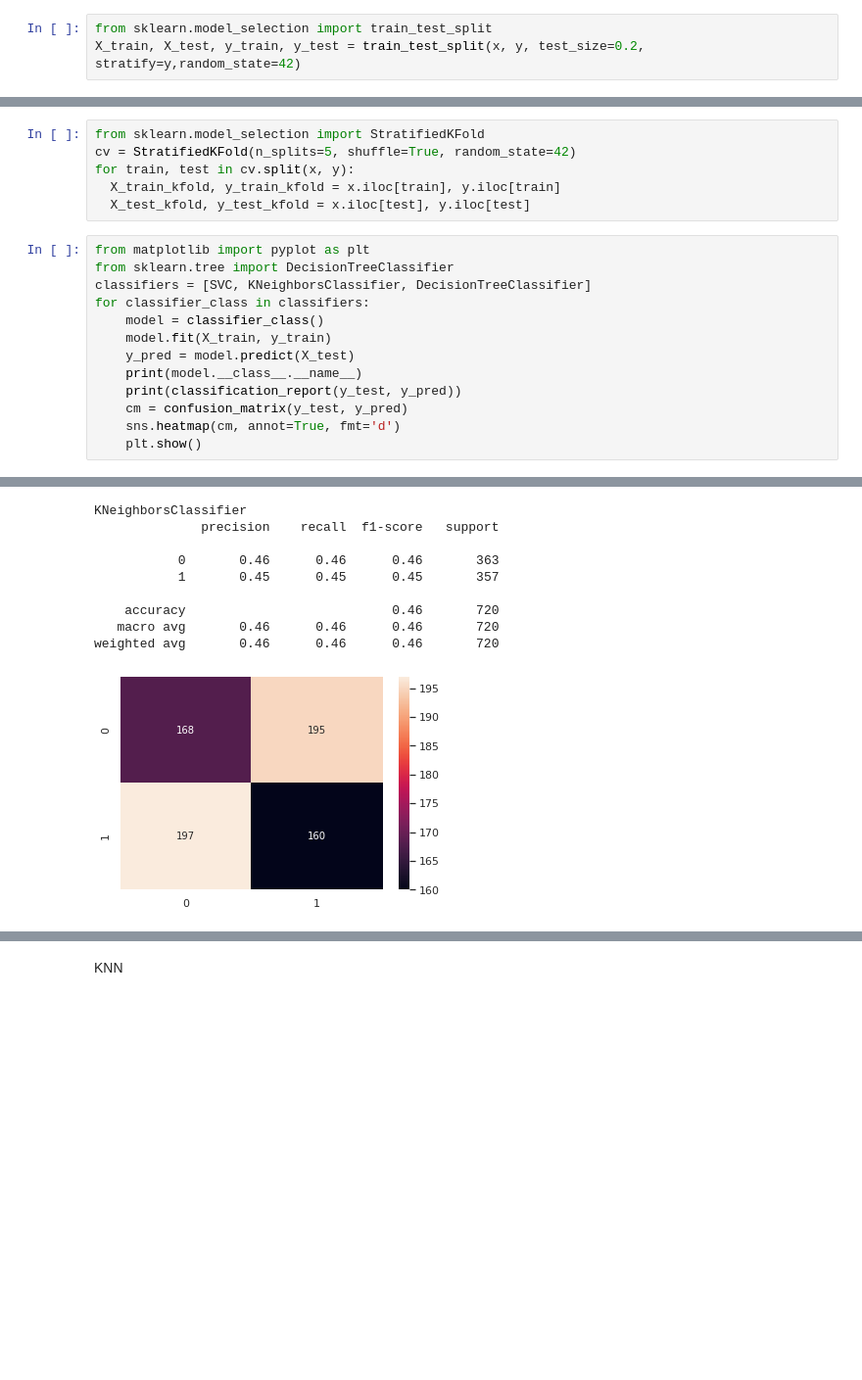
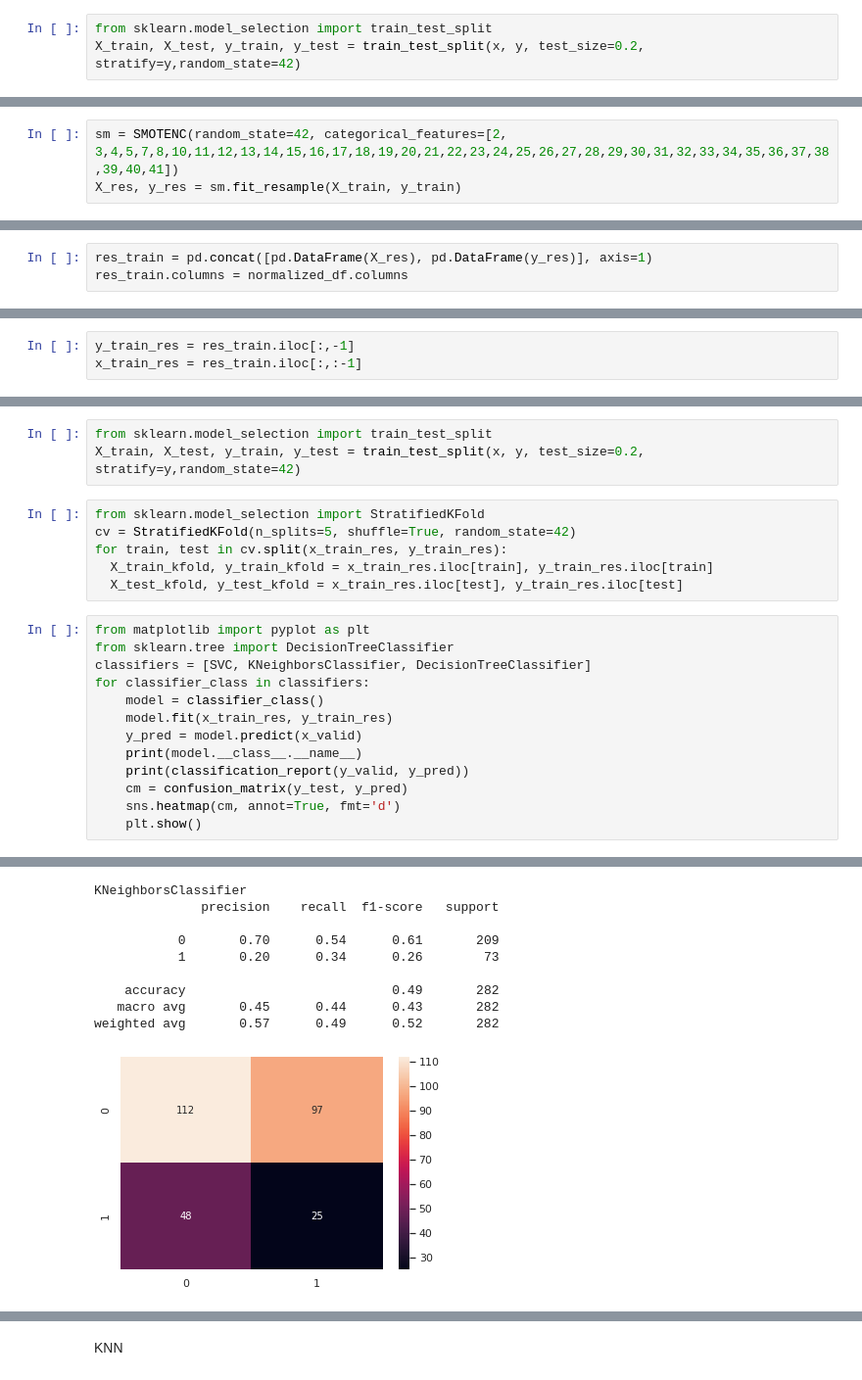
Before and after one commit to jodekpotasu/attrition, a Jupyter notebook: projekt_prak2_bez_skalowania_ale_z_zapisem_pliku.ipynb, the cells around one changed output, grey strips where cells are left out. Shown at 98% size. Saved outputs shown, nothing was run; the diff lists cells and outputs as text; blank space fills up the shorter version.

```diff
--- a/projekt_prak2_bez_skalowania_ale_z_zapisem_pliku.ipynb
+++ b/projekt_prak2_bez_skalowania_ale_z_zapisem_pliku.ipynb
@@ -796,0 +1236,3 @@ X_train, X_test, y_train, y_test = train_test_split(x, y, test_size=0.2, stratif
+# %%
+sm = SMOTENC(random_state=42, categorical_features=[2, 3,4,5,7,8,10,11,12,13,14,15,16,17,18,19,20,21,22,23,24,25,26,27,28,29,30,31,32,33,34,35,36,37,38,39,40,41])
+X_res, y_res = sm.fit_resample(X_train, y_train)
@@ -796,0 +1244,3 @@ X_train, X_test, y_train, y_test = train_test_split(x, y, test_size=0.2, stratif
+# %%
+res_train = pd.concat([pd.DataFrame(X_res), pd.DataFrame(y_res)], axis=1)
+res_train.columns = normalized_df.columns
@@ -796,0 +1266,3 @@ X_train, X_test, y_train, y_test = train_test_split(x, y, test_size=0.2, stratif
+# %%
+y_train_res = res_train.iloc[:,-1]
+x_train_res = res_train.iloc[:,:-1]
@@ -797,19 +1330,22 @@ X_train, X_test, y_train, y_test = train_test_split(x, y, test_size=0.2, stratif
+# %%
+from sklearn.model_selection import train_test_split
+X_train, X_test, y_train, y_test = train_test_split(x, y, test_size=0.2, stratify=y,random_state=42)
 # %%
 from sklearn.model_selection import StratifiedKFold
 cv = StratifiedKFold(n_splits=5, shuffle=True, random_state=42)
-for train, test in cv.split(x, y):
-  X_train_kfold, y_train_kfold = x.iloc[train], y.iloc[train]
-  X_test_kfold, y_test_kfold = x.iloc[test], y.iloc[test]
+for train, test in cv.split(x_train_res, y_train_res):
+  X_train_kfold, y_train_kfold = x_train_res.iloc[train], y_train_res.iloc[train]
+  X_test_kfold, y_test_kfold = x_train_res.iloc[test], y_train_res.iloc[test]
 # %%
 from matplotlib import pyplot as plt
 from sklearn.tree import DecisionTreeClassifier
 classifiers = [SVC, KNeighborsClassifier, DecisionTreeClassifier]
 for classifier_class in classifiers:
     model = classifier_class()
-    model.fit(X_train, y_train)
-    y_pred = model.predict(X_test)
+    model.fit(x_train_res, y_train_res)
+    y_pred = model.predict(x_valid)
     print(model.__class__.__name__)
-    print(classification_report(y_test, y_pred))
+    print(classification_report(y_valid, y_pred))
     cm = confusion_matrix(y_test, y_pred)
     sns.heatmap(cm, annot=True, fmt='d')
     plt.show()
@@ -827,13 +1363,13 @@ weighted avg       0.49      0.49      0.49       720
 KNeighborsClassifier
               precision    recall  f1-score   support
 
-           0       0.46      0.46      0.46       363
-           1       0.45      0.45      0.45       357
+           0       0.70      0.54      0.61       209
+           1       0.20      0.34      0.26        73
 
-    accuracy                           0.46       720
-   macro avg       0.46      0.46      0.46       720
-weighted avg       0.46      0.46      0.46       720
+    accuracy                           0.49       282
+   macro avg       0.45      0.44      0.43       282
+weighted avg       0.57      0.49      0.52       282
-[figure, old version]
+[figure, new version]
 DecisionTreeClassifier
               precision    recall  f1-score   support
 
```
Also changed, not shown: parts of 186 cells of this notebook.
